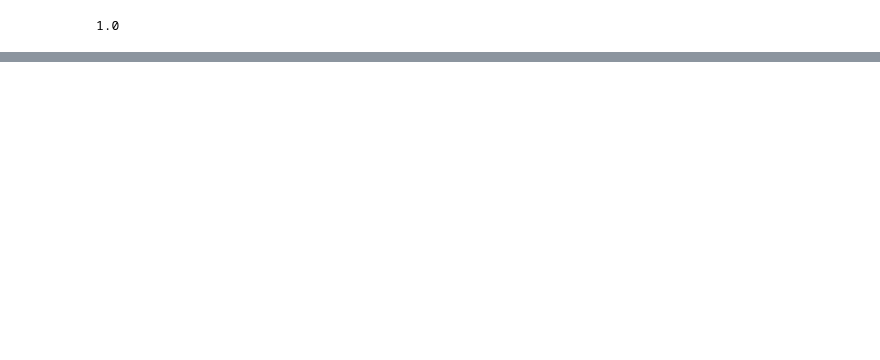
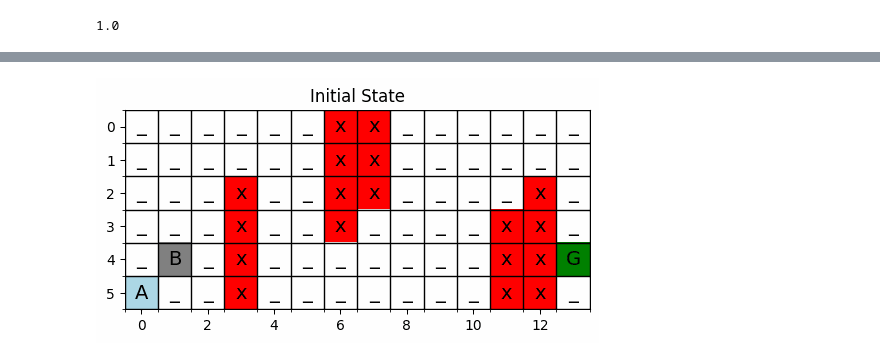
Before and after one commit to Ardacandra/ai6101_rl_agent, a Jupyter notebook: sandbox.ipynb, the cells around one changed output, grey strips where cells are left out. Cells and saved outputs as stored; diff of their text form; code cells hidden in the pictures; blank space fills up the shorter version.

Commit message:
add gif and collage outputs

```diff
--- a/sandbox.ipynb
+++ b/sandbox.ipynb
@@ -212,3 +213,19 @@ plot_state_grid(
     output_path=f'{output_dir}/step_terminal.png',
 )
 ### ASSIGNMENT END
+# %%
+#save results as gif
+image_files = sorted([os.path.join(output_dir, f) for f in os.listdir(output_dir) if f.endswith((".png"))])
+images = [Image.open(f) for f in image_files]
+
+gif_path = f"{output_dir}/learned_policy.gif"
+images[0].save(
+    gif_path,
+    save_all=True,
+    append_images=images[1:],
+    duration=200,   # ms per frame
+    loop=0
+)
+IPyImage(filename=gif_path)
+# %% [output]
+[figure, added]
```
Also changed, not shown: parts of 7 cells of this notebook, 1 other file.
